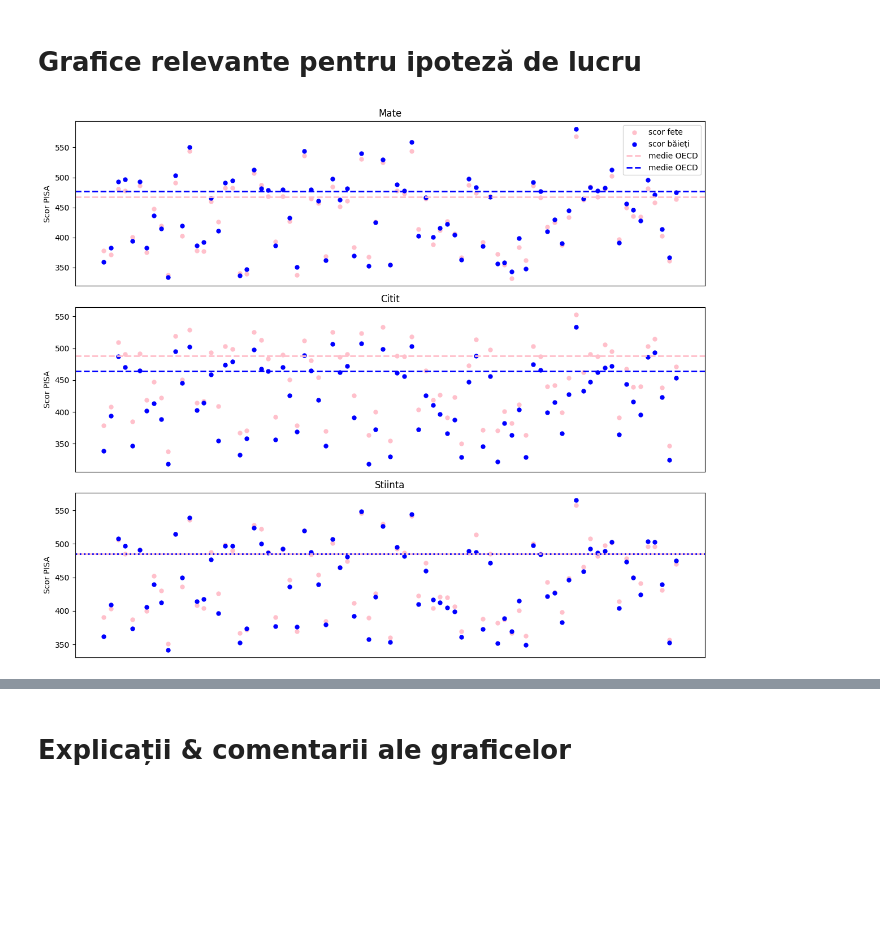
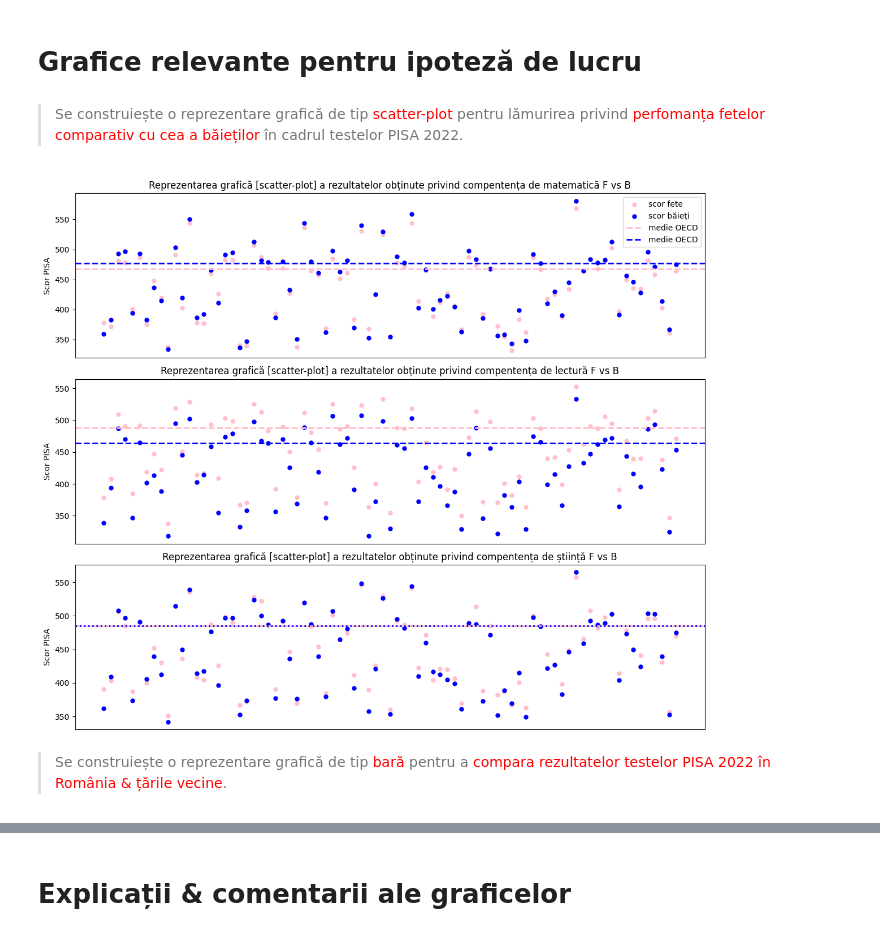
Before and after one commit to v1ctoras/PVDP_Examen, a Jupyter notebook: proiectEXAMEN.ipynb, the cells around one changed output, grey strips where cells are left out. Saved outputs shown, nothing was run; the diff lists cells and outputs as text; code cells hidden in the pictures; blank space fills up the shorter version.

```diff
--- a/proiectEXAMEN.ipynb
+++ b/proiectEXAMEN.ipynb
@@ -364,11 +372,16 @@ Pe baza rezultatelor statistice, putem trage următoarele idei:
 *   Conform calculelor statistice în care s-a realizat media, în mod surprinzător, putem spune că țările Australia & Noua Zeelandă care fac parte din continentul Australia sau Oceania mențin cel mai bun rezultat la medie dacă nu luăm în considerare abaterea standard.
 # %% [markdown]
 # Grafice relevante pentru ipoteză de lucru
+# %% [markdown]
+
+
+> Se construiește o reprezentare grafică de tip <font color = "red">scatter-plot</font> pentru lămurirea privind <font color = "red">perfomanța fetelor comparativ cu cea a băieților</font> în cadrul testelor PISA 2022.
 # %%
+# construire reprezentare grafica prin scatter-plot
 import numpy as np
-
 import matplotlib.pyplot as plt
 
+# construire variabile care au valori din fiecare țară
 data_fete_m = set_de_date.iloc[1:, set_de_date.columns.get_loc('MathGirl')]
 data_baieti_m = set_de_date.iloc[1:, set_de_date.columns.get_loc('MathBoy')]
 
@@ -378,7 +391,7 @@ data_baieti_r = set_de_date.iloc[1:, set_de_date.columns.get_loc('ReadBoy')]
 data_fete_s = set_de_date.iloc[1:, set_de_date.columns.get_loc('ScienceGirl')]
 data_baieti_s = set_de_date.iloc[1:, set_de_date.columns.get_loc('ScienceBoy')]
 
-
+# construire variabile care au valori din media OECD
 data_OECD_fete_m = set_de_date.iloc[0, set_de_date.columns.get_loc('MathGirl')]
 data_OECD_baieti_m = set_de_date.iloc[0, set_de_date.columns.get_loc('MathBoy')]
 
@@ -388,38 +401,44 @@ data_OECD_baieti_r = set_de_date.iloc[0, set_de_date.columns.get_loc('ReadBoy')]
 data_OECD_fete_s = set_de_date.iloc[0, set_de_date.columns.get_loc('ScienceGirl')]
 data_OECD_baieti_s = set_de_date.iloc[0, set_de_date.columns.get_loc('ScienceBoy')]
 
+# afișarea graficelor în 3 moduri
 fix, (ax1, ax2, ax3) = plt.subplots(3, 1, figsize = (12,10))
 
+# construire grafice de tip scatter plot - mod I [matematica] & adăugare medie
 ax1.scatter(range(len(data_fete_m)), data_fete_m, color = 'pink', label = 'scor fete', s=25)
 ax1.scatter(range(len(data_baieti_m)), data_baieti_m, color = 'blue', label = 'scor băieți', s=25)
 ax1.axhline(y=data_OECD_fete_m, color = 'pink', linestyle = '--', linewidth = 2, label = 'medie OECD')
 ax1.axhline(y=data_OECD_baieti_m, color = 'blue', linestyle = '--', linewidth = 2, label = 'medie OECD')
 ax1.set_xticks([])
 ax1.set_ylabel('Scor PISA')
-ax1.set_title('Mate')
+ax1.set_title('Reprezentarea grafică [scatter-plot] a rezultatelor obținute privind compentența de matematică F vs B')
 
 ax1.legend()
 
+# construire grafice de tip scatter plot - mod II [lectură] & adăugare medie
 ax2.scatter(range(len(data_fete_r)), data_fete_r, color = 'pink', label = 'fete', s=25)
 ax2.scatter(range(len(data_baieti_r)), data_baieti_r, color = 'blue', label = 'băieți', s=25)
 ax2.axhline(y=data_OECD_fete_r, color = 'pink', linestyle = '--', linewidth = 2, label = 'medie OECD fete')
 ax2.axhline(y=data_OECD_baieti_r, color = 'blue', linestyle = '--', linewidth = 2, label = 'medie OECD băieți')
 ax2.set_xticks([])
 ax2.set_ylabel('Scor PISA')
-ax2.set_title('Citit')
+ax2.set_title('Reprezentarea grafică [scatter-plot] a rezultatelor obținute privind compentența de lectură F vs B')
 
+# construire grafice de tip scatter plot - mod III [știință] & adăugare medie
 ax3.scatter(range(len(data_fete_s)), data_fete_s, color = 'pink', label = 'fete', s=25)
 ax3.scatter(range(len(data_baieti_s)), data_baieti_s, color = 'blue', label = 'băieți', s=25)
 ax3.axhline(y=data_OECD_fete_s, color = 'pink', linestyle = '-', linewidth = 2, label = 'medie OECD fete')
 ax3.axhline(y=data_OECD_baieti_s, color = 'blue', linestyle = 'dotted', linewidth = 2, label = 'medie OECD băieți')
 ax3.set_xticks([])
 ax3.set_ylabel('Scor PISA')
-ax3.set_title('Stiinta')
-
-
+ax3.set_title('Reprezentarea grafică [scatter-plot] a rezultatelor obținute privind compentența de știință F vs B')
 
 plt.tight_layout()
 plt.show()
 # %% [output]
-[figure, old version]
+[figure, new version]
+# %% [markdown]
+
+
+> Se construiește o reprezentare grafică de tip <font color = "red">bară</font> pentru a <font color = "red">compara rezultatelor testelor PISA 2022 în România & țările vecine</font>.
 # %%
```
Also changed, not shown: parts of 12 cells of this notebook.
